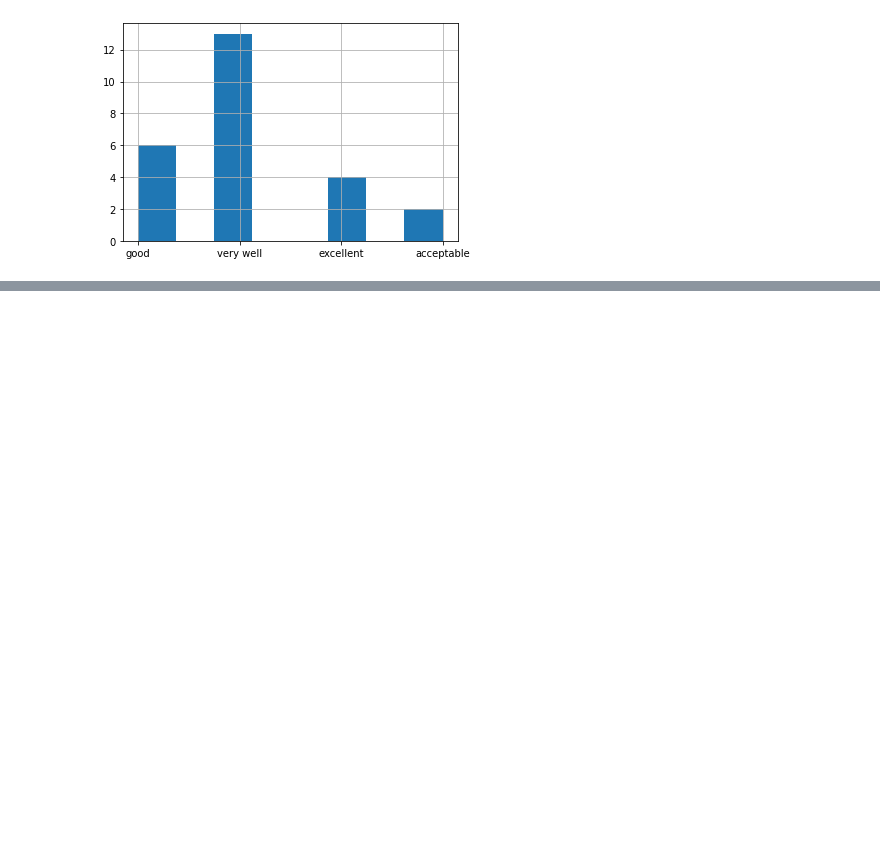
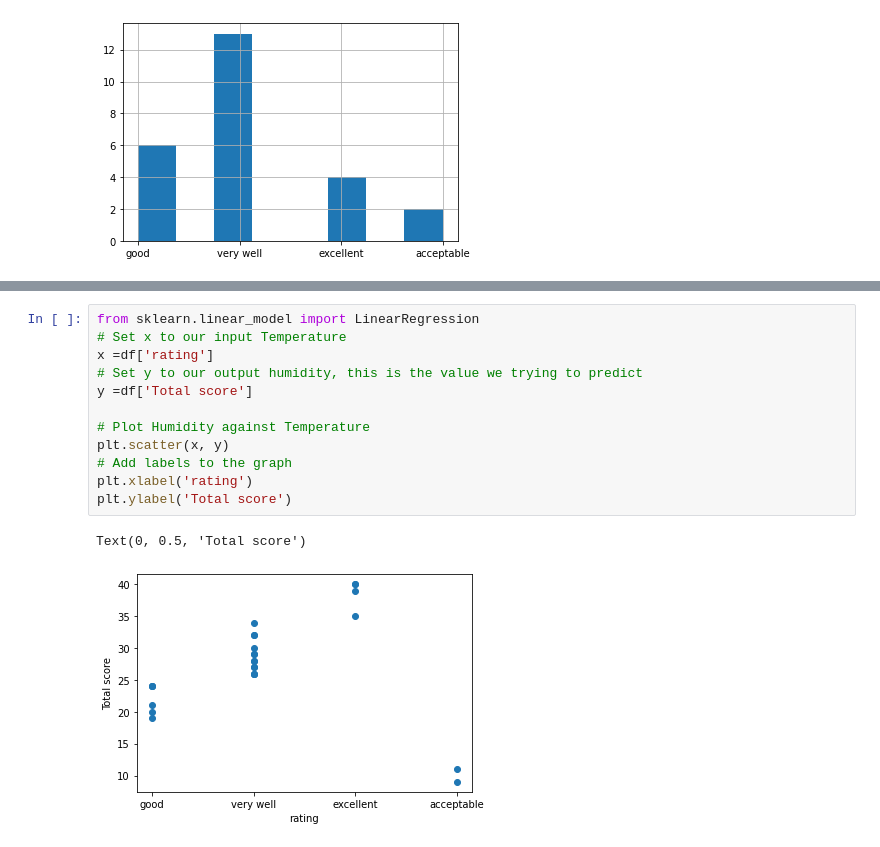
Before and after one commit to Iman-school/project-1-DanaALBuainain, a Jupyter notebook: project +Dana ALBuainain.ipynb, the cells around one changed output, grey strips where cells are left out. Drawn from its saved outputs; the diff is of its cells as text; blank space fills up the shorter version.

```diff
--- a/project +Dana ALBuainain.ipynb
+++ b/project +Dana ALBuainain.ipynb
@@ -164,0 +191,15 @@ df['rating'].hist(bins=8)
+# %%
+from sklearn.linear_model import LinearRegression
+# Set x to our input Temperature
+x =df['rating']
+# Set y to our output humidity, this is the value we trying to predict
+y =df['Total score']
+
+# Plot Humidity against Temperature
+plt.scatter(x, y)
+# Add labels to the graph
+plt.xlabel('rating')
+plt.ylabel('Total score')
+# %% [output]
+Text(0, 0.5, 'Total score')
+[figure, added]
```
Also changed, not shown: parts of 6 cells of this notebook.
